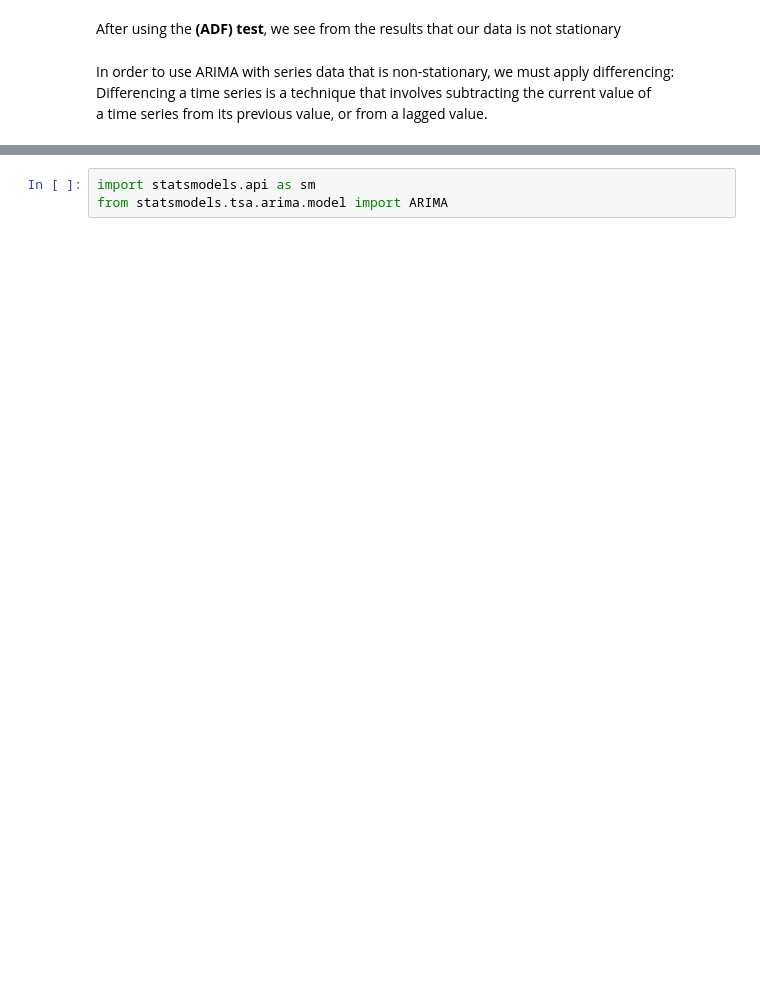
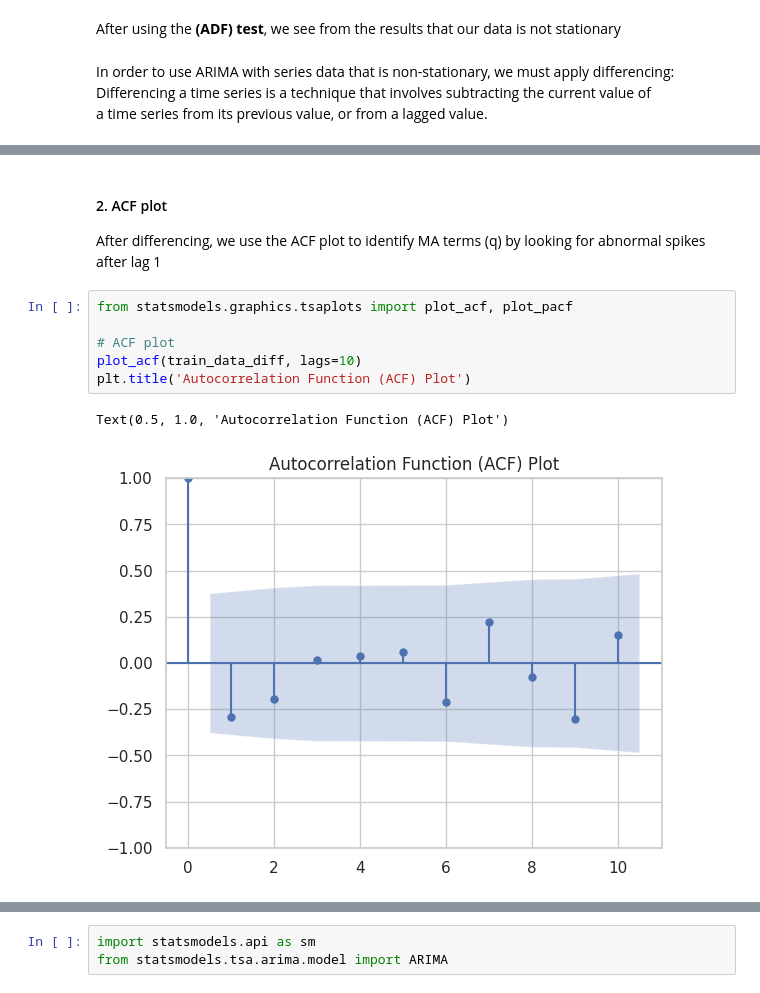
Before and after one commit to WilliamHallPortfolio/ACS_Juvenile_Justice_Project, a Jupyter notebook: ACS Flash Report Project.ipynb, the cells around one changed output, grey strips where cells are left out. Saved outputs shown, nothing was run; the diff lists cells and outputs as text; blank space fills up the shorter version.

```diff
--- a/ACS Flash Report Project.ipynb
+++ b/ACS Flash Report Project.ipynb
@@ -350,0 +423,12 @@ a time series from its previous value, or from a lagged value.
+# %% [markdown]
+#### 2. ACF plot
+After differencing, we use the ACF plot to identify MA terms (q) by looking for abnormal spikes after lag 1
+# %%
+from statsmodels.graphics.tsaplots import plot_acf, plot_pacf
+
+# ACF plot
+plot_acf(train_data_diff, lags=10)
+plt.title('Autocorrelation Function (ACF) Plot')
+# %% [output]
+Text(0.5, 1.0, 'Autocorrelation Function (ACF) Plot')
+[figure, added]
```
Also changed, not shown: parts of 27 cells of this notebook.
